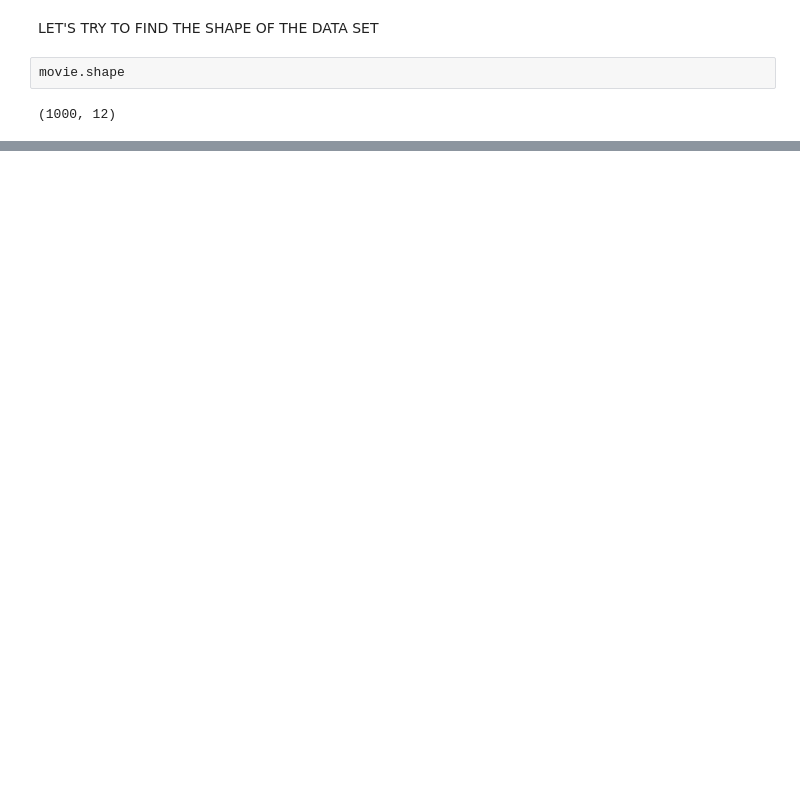
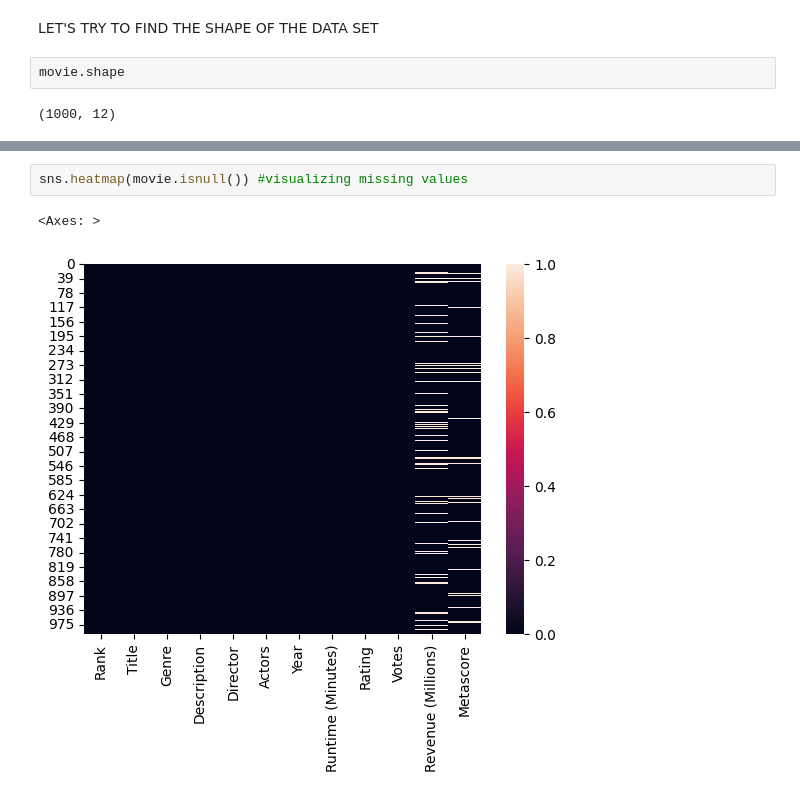
Before and after one commit to NafiunAlAmin/Data-Analysis-Project-on-IMDB-Movies, a Jupyter notebook: Data_analysis_project_on_IMDB_movie.ipynb, the cells around one changed output, grey strips where cells are left out. Drawn from its saved outputs; the diff is of its cells as text; blank space fills up the shorter version.

```diff
--- a/Data_analysis_project_on_IMDB_movie.ipynb
+++ b/Data_analysis_project_on_IMDB_movie.ipynb
@@ -42,0 +84,5 @@ movie.shape
+# %%
+sns.heatmap(movie.isnull()) #visualizing missing values
+# %% [output]
+<Axes: >
+[figure, added]
```
Also changed, not shown: parts of 23 cells of this notebook.
